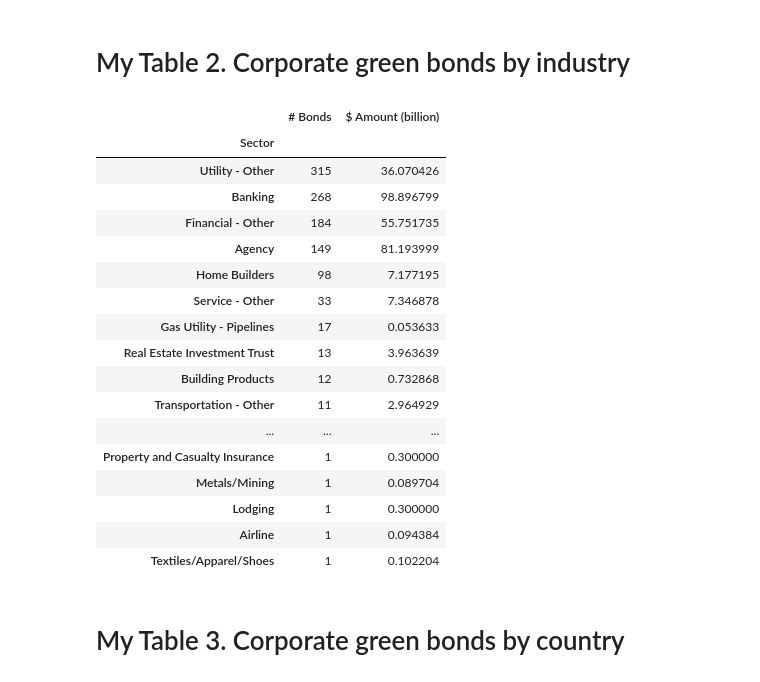
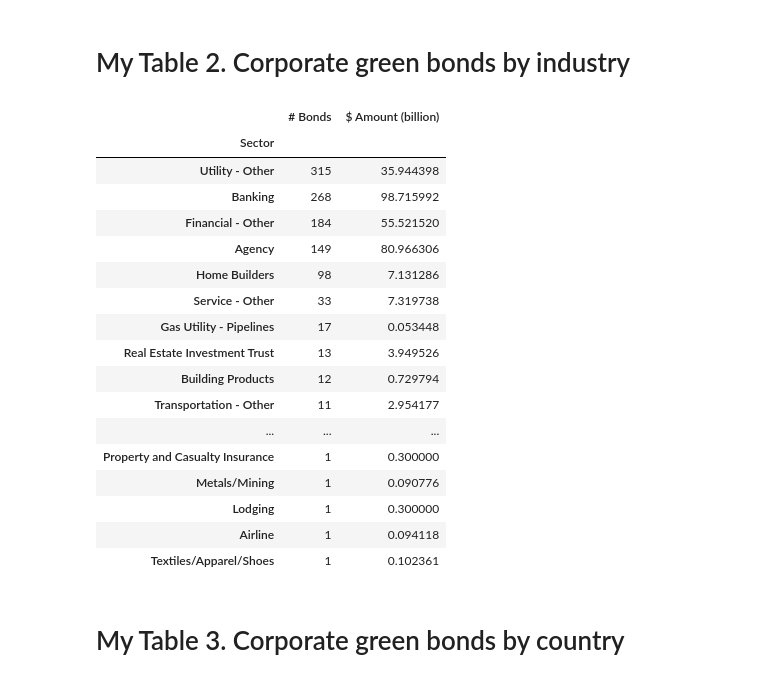
Before and after one commit to ElLorans/GreenBonds, a Jupyter notebook: Data Exploring.ipynb, the cells around one changed output. Cells and saved outputs as stored; diff of their text form; code cells hidden in the pictures.

```diff
--- a/Data Exploring.ipynb
+++ b/Data Exploring.ipynb
@@ -2,7 +6,7 @@
 import numpy as np
 import pandas as pd
 # %%
-filename = 'green_bonds_ispublic.csv'
+filename = 'cleaned_green_bonds.csv'
 # %% [markdown]
 # Original Tables
 # %%
@@ -94,8 +101,9 @@ original_table4
 df = pd.read_csv(filename, parse_dates=['Issue Date'])
 
 # change db
-df = df.replace('--', np.nan)   # replace '--' with np.nan to solve errors
+if '--' in df:
+    df = df.replace('--', np.nan)   # replace '--' with np.nan to solve errors
 
-# overwrite db and read again to auto-assign correct types and save RAM
-df.to_csv(filename, index=False)
-df = pd.read_csv(filename, parse_dates=['Issue Date'])
+    # overwrite db and read again to auto-assign correct types and save RAM
+    df.to_csv(filename, index=False)
+    df = pd.read_csv(filename, parse_dates=['Issue Date'])
@@ -106,9 +110,25 @@ df = df[df['Issuer Type']!='Non-US Munis'] # should I EXCLUDE municipalities??
+# %%
+# Year column is needed for pivot and unique()
+df['Year'] = df['Issue Date'].dt.year
+
+# parse_dates() and pd.to_datetime() fail due to a single date > 3000
+df['Maturity'] = df['Maturity'].apply(lambda x: datetime.strptime(
+    # exclude time part with .split()
+    x.split(' ', 1)[0],
+    '%Y-%m-%d').date() if not pd.isna(x) else pd.NaT)
+
+df['$ Amount (billion)'] = df['Amount Issued (USD)'] / 1000000000
+
+# should I EXCLUDE municipalities?? I think so, because they are government
+df = df[df['Issuer Type'] != 'Non-US Munis']
 # %% [markdown]
 # FILTER TO compare with Flammer's dataset
 # %%
-df = df[df['Year'] > 2012]
-df = df[df['Year'] < 2019]
+old_len = len(df)
+df = df[df['Issue Date'].dt.year > 2012]
+df = df[df['Issue Date'].dt.year < 2019]
 df = df.replace('China (Mainland)', 'China')
+print(f"Data shrunk from {old_len} to {len(df)} rows")
 # bigger dataset than Flammer's
 #df = df[df['Year'] > 2007] # first green bond in 2008
 #df = df[df['Year'] < 2020] # Covid might pollute data
@@ -210,27 +229,26 @@ table2 = pd.pivot_table(df,
 # %%
 table2.rename(columns={column: '# Bonds'}, inplace=True) # cannot sort if column.name == index.name
 sorter = '# Bonds' #'Count'
 table2 = table2[[sorter, '$ Amount (billion)']].sort_values(by=[sorter], ascending=False)
 
-table2.to_excel('MyTable2.xlsx')
 table2
 # %% [output]
 |  | # Bonds | $ Amount (billion) |
 | Sector |  |  |
-| Utility - Other | 315 | 36.070426 |
-| Banking | 268 | 98.896799 |
-| Financial - Other | 184 | 55.751735 |
-| Agency | 149 | 81.193999 |
-| Home Builders | 98 | 7.177195 |
-| Service - Other | 33 | 7.346878 |
-| Gas Utility - Pipelines | 17 | 0.053633 |
-| Real Estate Investment Trust | 13 | 3.963639 |
-| Building Products | 12 | 0.732868 |
-| Transportation - Other | 11 | 2.964929 |
+| Utility - Other | 315 | 35.944398 |
+| Banking | 268 | 98.715992 |
+| Financial - Other | 184 | 55.521520 |
+| Agency | 149 | 80.966306 |
+| Home Builders | 98 | 7.131286 |
+| Service - Other | 33 | 7.319738 |
+| Gas Utility - Pipelines | 17 | 0.053448 |
+| Real Estate Investment Trust | 13 | 3.949526 |
+| Building Products | 12 | 0.729794 |
+| Transportation - Other | 11 | 2.954177 |
 | ... | ... | ... |
 | Property and Casualty Insurance | 1 | 0.300000 |
-| Metals/Mining | 1 | 0.089704 |
+| Metals/Mining | 1 | 0.090776 |
 | Lodging | 1 | 0.300000 |
-| Airline | 1 | 0.094384 |
-| Textiles/Apparel/Shoes | 1 | 0.102204 |
+| Airline | 1 | 0.094118 |
+| Textiles/Apparel/Shoes | 1 | 0.102361 |
 # %%
```
Also changed, not shown: parts of 25 cells of this notebook.
